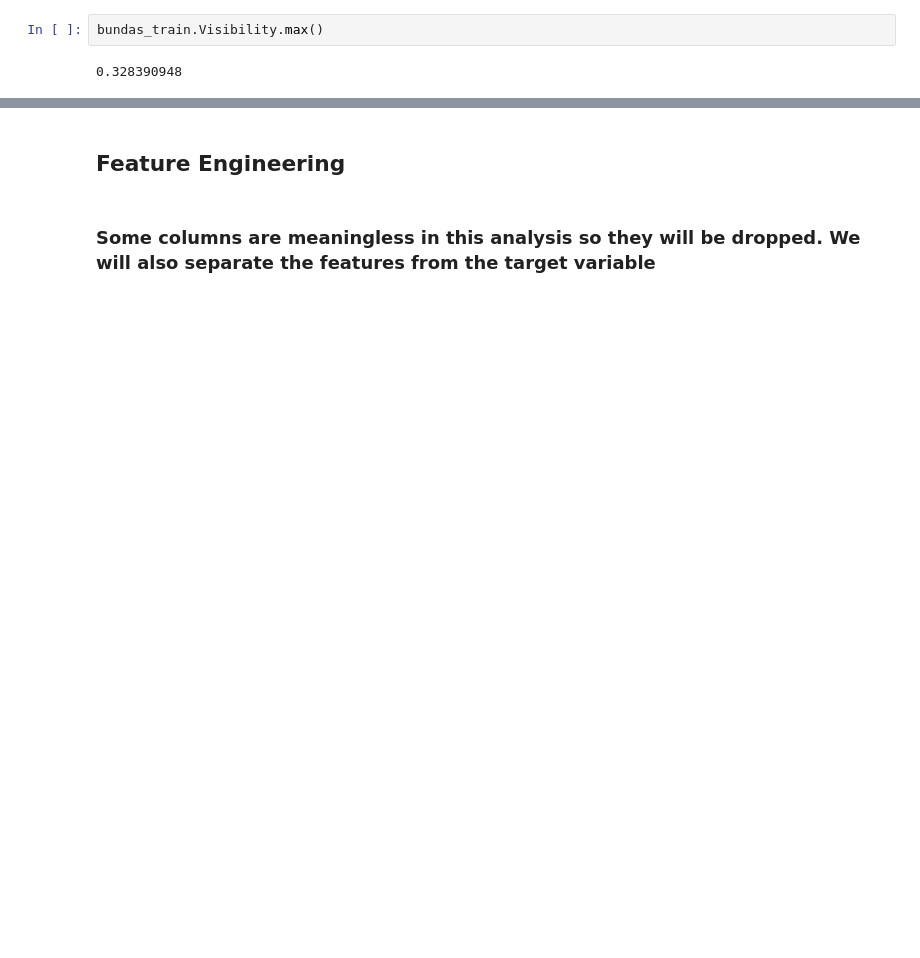
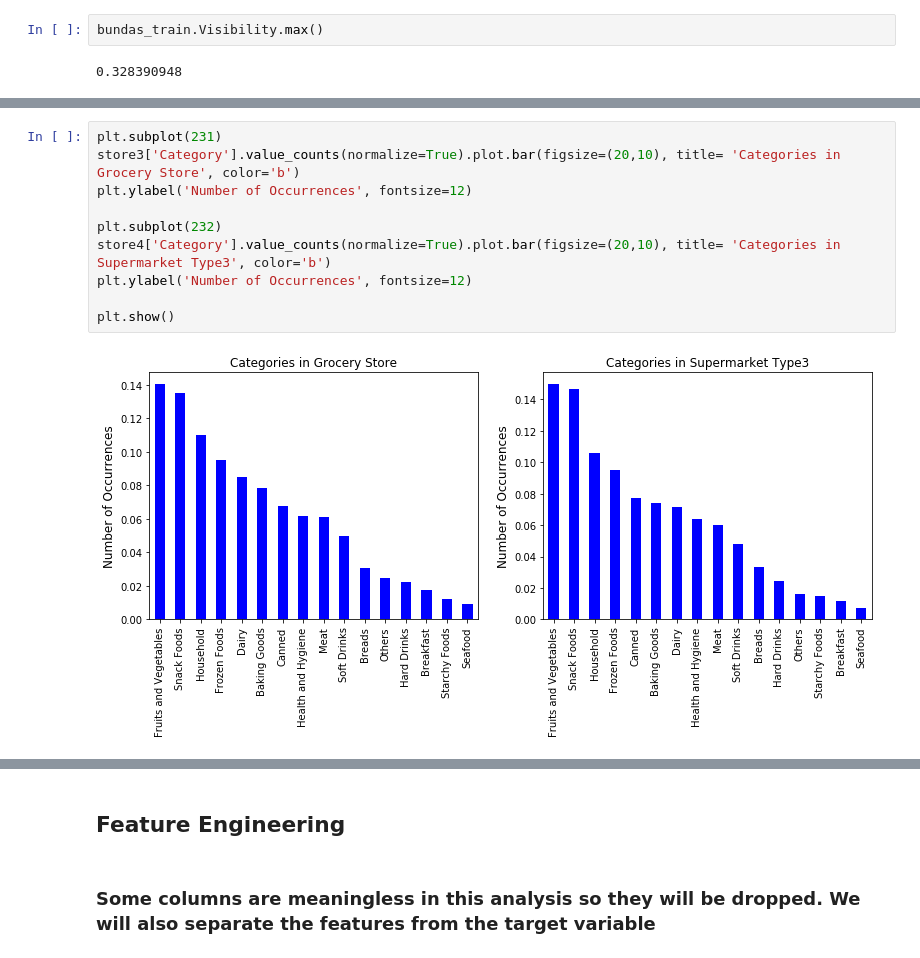
Before and after one commit to thigarette/BundasAnalysis, a Jupyter notebook: Bundas Analysis.ipynb, the cells around one changed output, grey strips where cells are left out. Saved outputs shown, nothing was run; the diff lists cells and outputs as text; blank space fills up the shorter version.

```diff
--- a/Bundas Analysis.ipynb
+++ b/Bundas Analysis.ipynb
@@ -188,0 +242,12 @@ bundas_train.Visibility.max()
+# %%
+plt.subplot(231)
+store3['Category'].value_counts(normalize=True).plot.bar(figsize=(20,10), title= 'Categories in Grocery Store', color='b')
+plt.ylabel('Number of Occurrences', fontsize=12)
+
+plt.subplot(232)
+store4['Category'].value_counts(normalize=True).plot.bar(figsize=(20,10), title= 'Categories in Supermarket Type3', color='b')
+plt.ylabel('Number of Occurrences', fontsize=12)
+
+plt.show()
+# %% [output]
+[figure, added]
```
Also changed, not shown: parts of 33 cells of this notebook, 2 other files.
